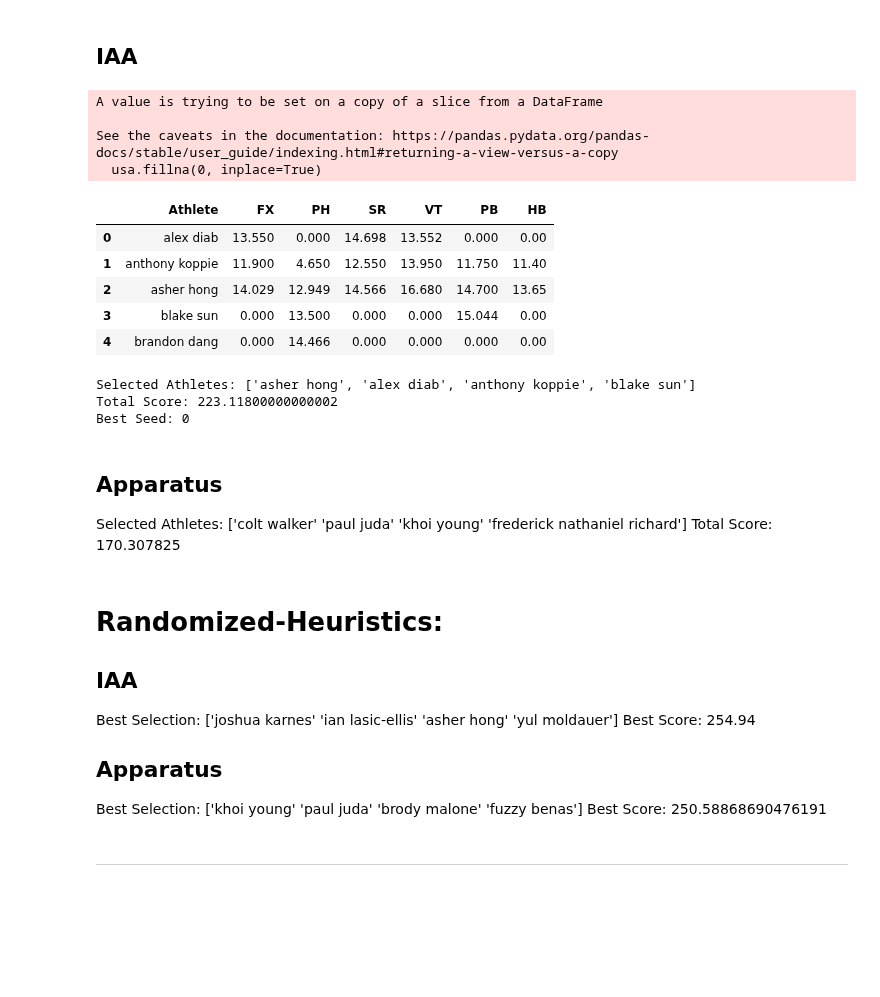
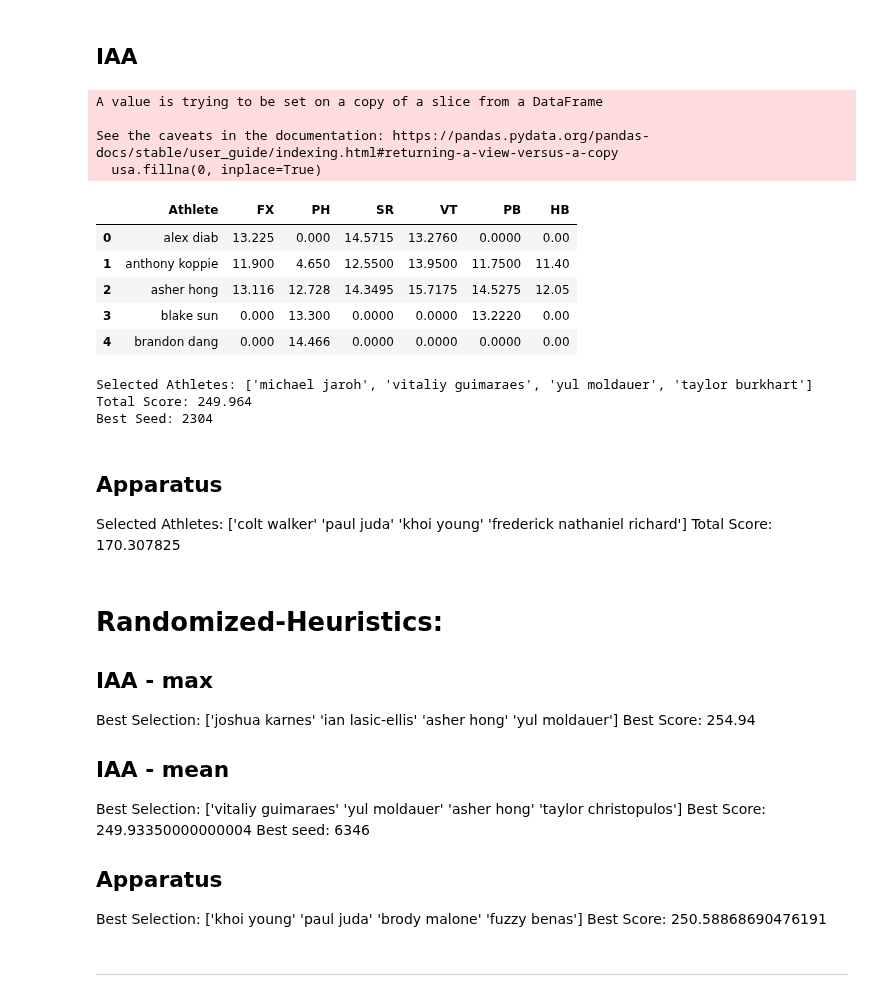
Before and after one commit to RyanJTalbot/MSDS, a Jupyter notebook: Core/Data Mining Foundations/Data Mining Project/Project/competition_gym2023/Team_Selection/men/Metaheuristics.ipynb, the cells around one changed output. Cells and saved outputs as stored; diff of their text form; code cells hidden in the pictures; blank space fills up the shorter version.

```diff
--- a/Core/Data Mining Foundations/Data Mining Project/Project/competition_gym2023/Team_Selection/men/Metaheuristics.ipynb
+++ b/Core/Data Mining Foundations/Data Mining Project/Project/competition_gym2023/Team_Selection/men/Metaheuristics.ipynb
@@ -203,32 +149,46 @@ Total Score: 251.11566666666667
 # %% [markdown]
 ## IAA
 # %%
-iaa24 = pd.read_csv('../../Combine_Data/men/iaa2024.csv')
-usa = iaa24[iaa24['Nation'] == 'USA']
+# iaa24 = pd.read_csv('../../Combine_Data/men/iaa2024.csv')
+# usa = iaa24[iaa24['Nation'] == 'USA']
 
-usa.fillna(0, inplace=True)
+# usa.fillna(0, inplace=True)
 
-# Group by 'Athlete' and get maximum value for each athlete
-df_max = usa.groupby('Athlete').max()
+# # Group by 'Athlete' and get maximum value for each athlete
+# df_max = usa.groupby('Athlete').max()
 
-# Reset index to make 'Athlete' a column again
-df_max.reset_index(inplace=True)
-df=df_max.copy()
-df=df.drop(columns=['Rank', 'AA', 'round', 'Nation', 'year'])
+# # Reset index to make 'Athlete' a column again
+# df_max.reset_index(inplace=True)
+# df=df_max.copy()
+# df=df.drop(columns=['Rank', 'AA', 'round', 'Nation', 'year'])
-# %% [output]
-A value is trying to be set on a copy of a slice from a DataFrame
-
-See the caveats in the documentation: https://pandas.pydata.org/pandas-docs/stable/user_guide/indexing.html#returning-a-view-versus-a-copy
-  usa.fillna(0, inplace=True)
-# %%
-df.head()
-# %% [output]
-|  | Athlete | FX | PH | SR | VT | PB | HB |
-| 0 | alex diab | 13.550 | 0.000 | 14.698 | 13.552 | 0.000 | 0.00 |
-| 1 | anthony koppie | 11.900 | 4.650 | 12.550 | 13.950 | 11.750 | 11.40 |
-| 2 | asher hong | 14.029 | 12.949 | 14.566 | 16.680 | 14.700 | 13.65 |
-| 3 | blake sun | 0.000 | 13.500 | 0.000 | 0.000 | 15.044 | 0.00 |
-| 4 | brandon dang | 0.000 | 14.466 | 0.000 | 0.000 | 0.000 | 0.00 |
+# %%
+import pandas as pd
+
+iaa24 = pd.read_csv('../../Combine_Data/men/iaa2024.csv')
+usa = iaa24[iaa24['Nation'] == 'USA']
+
+usa.fillna(0, inplace=True)
+
+# Group by 'Athlete' and calculate mean value for each athlete
+df_mean = usa.groupby('Athlete').mean()
+
+# Reset index to make 'Athlete' a column again
+df_mean.reset_index(inplace=True)
+df = df_mean.copy()
+df = df.drop(columns=['Rank',  'year', 'AA'])
+# 'round', 'Nation',
+df.head()
+# %% [output]
+A value is trying to be set on a copy of a slice from a DataFrame
+
+See the caveats in the documentation: https://pandas.pydata.org/pandas-docs/stable/user_guide/indexing.html#returning-a-view-versus-a-copy
+  usa.fillna(0, inplace=True)
+|  | Athlete | FX | PH | SR | VT | PB | HB |
+| 0 | alex diab | 13.225 | 0.000 | 14.5715 | 13.2760 | 0.0000 | 0.00 |
+| 1 | anthony koppie | 11.900 | 4.650 | 12.5500 | 13.9500 | 11.7500 | 11.40 |
+| 2 | asher hong | 13.116 | 12.728 | 14.3495 | 15.7175 | 14.5275 | 12.05 |
+| 3 | blake sun | 0.000 | 13.300 | 0.0000 | 0.0000 | 13.2220 | 0.00 |
+| 4 | brandon dang | 0.000 | 14.466 | 0.0000 | 0.0000 | 0.0000 | 0.00 |
 # %%
 # VNS Algorithm with Iteration through random_state values
 def variable_neighborhood_search(df):
@@ -270,9 +230,9 @@ print("Selected Athletes:", best_athletes)
 print("Total Score:", total_score)
 print("Best Seed:", best_seed)
 # %% [output]
-Selected Athletes: ['asher hong', 'alex diab', 'anthony koppie', 'blake sun']
-Total Score: 223.11800000000002
-Best Seed: 0
+Selected Athletes: ['michael jaroh', 'vitaliy guimaraes', 'yul moldauer', 'taylor burkhart']
+Total Score: 249.964
+Best Seed: 2304
 # %% [markdown]
 ## Apparatus
 Selected Athletes:
@@ -337,9 +297,14 @@ print("Best Seed:", best_seed)
 # %% [markdown]
 # Randomized-Heuristics:
 
-## IAA
+## IAA - max
 Best Selection: ['joshua karnes' 'ian lasic-ellis' 'asher hong' 'yul moldauer']
 Best Score: 254.94
+
+## IAA - mean
+Best Selection: ['vitaliy guimaraes' 'yul moldauer' 'asher hong' 'taylor christopulos']
+Best Score: 249.93350000000004
+Best seed: 6346
 
 
 ## Apparatus
```
Also changed, not shown: parts of 19 cells of this notebook, 3 other files.
